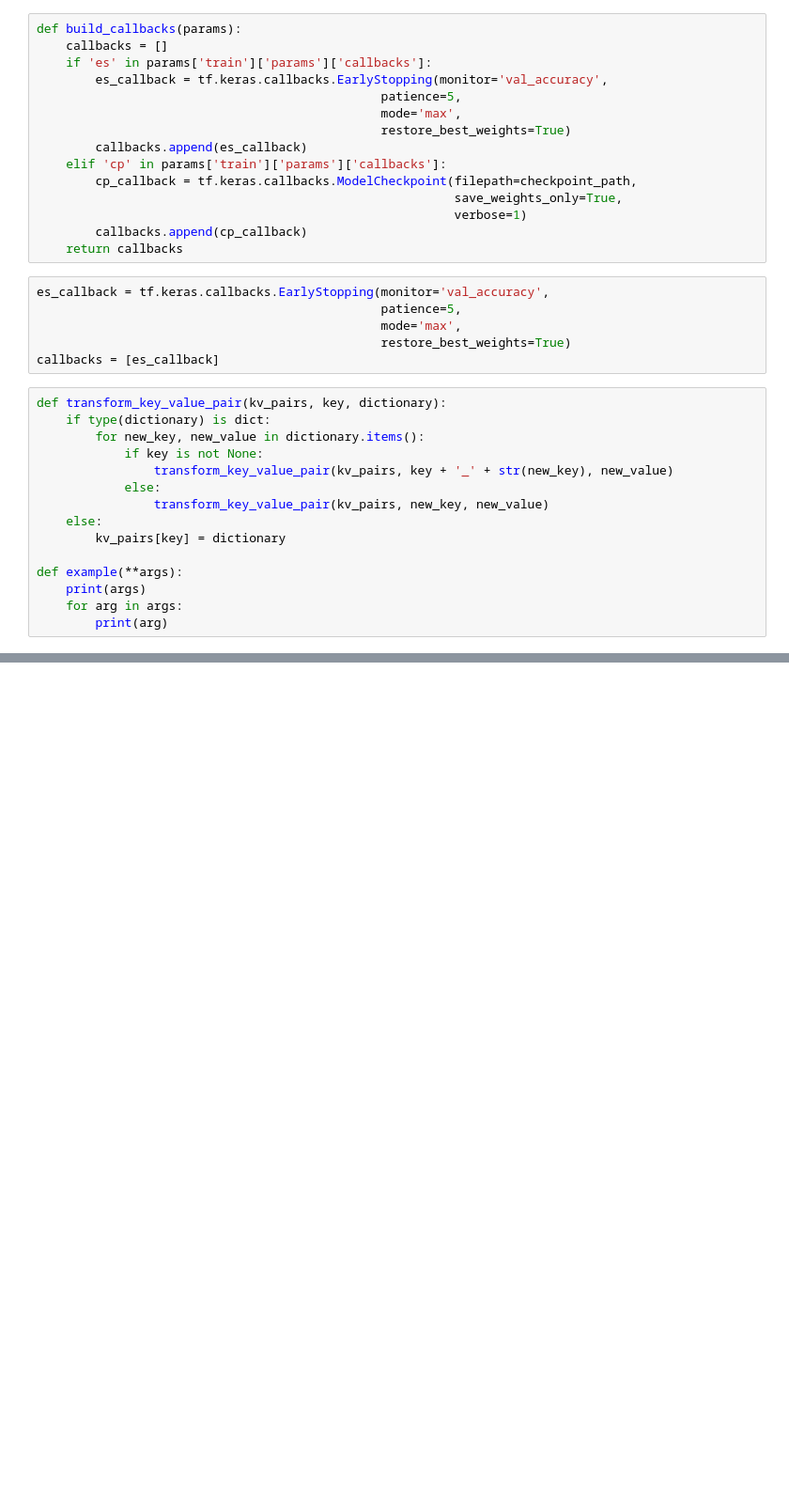
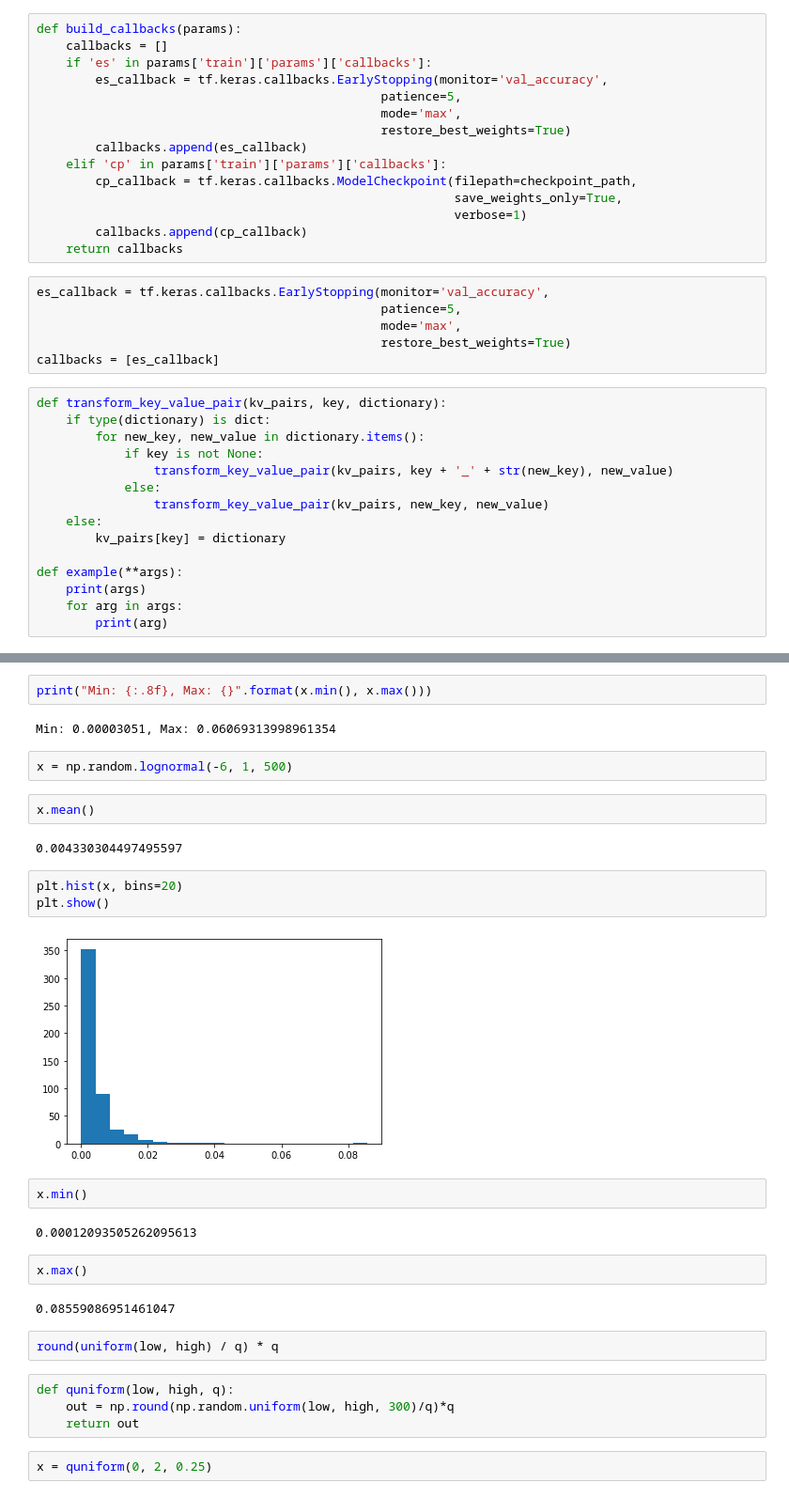
Before and after one commit to cvelas31/mlflow_tune, a Jupyter notebook: notebooks/pipeline_mlflow_hypopt.ipynb, the cells around one changed output, grey strips where cells are left out. Shown: that part at 94% size. Cells and saved outputs as stored; diff of their text form; blank space fills up the shorter version.

```diff
--- a/notebooks/pipeline_mlflow_hypopt.ipynb
+++ b/notebooks/pipeline_mlflow_hypopt.ipynb
@@ -275,0 +304,31 @@ Epoch 1/5
+# %%
+print("Min: {:.8f}, Max: {}".format(x.min(), x.max()))
+# %% [output]
+Min: 0.00003051, Max: 0.06069313998961354
+# %%
+x = np.random.lognormal(-6, 1, 500)
+# %%
+x.mean()
+# %% [output]
+0.004330304497495597
+# %%
+plt.hist(x, bins=20)
+plt.show()
+# %% [output]
+[figure, added]
+# %%
+x.min()
+# %% [output]
+0.00012093505262095613
+# %%
+x.max()
+# %% [output]
+0.08559086951461047
+# %%
+round(uniform(low, high) / q) * q
+# %%
+def quniform(low, high, q):
+    out = np.round(np.random.uniform(low, high, 300)/q)*q
+    return out
+# %%
+x = quniform(0, 2, 0.25)
```
Also changed, not shown: parts of 15 cells of this notebook, 2 other files.
